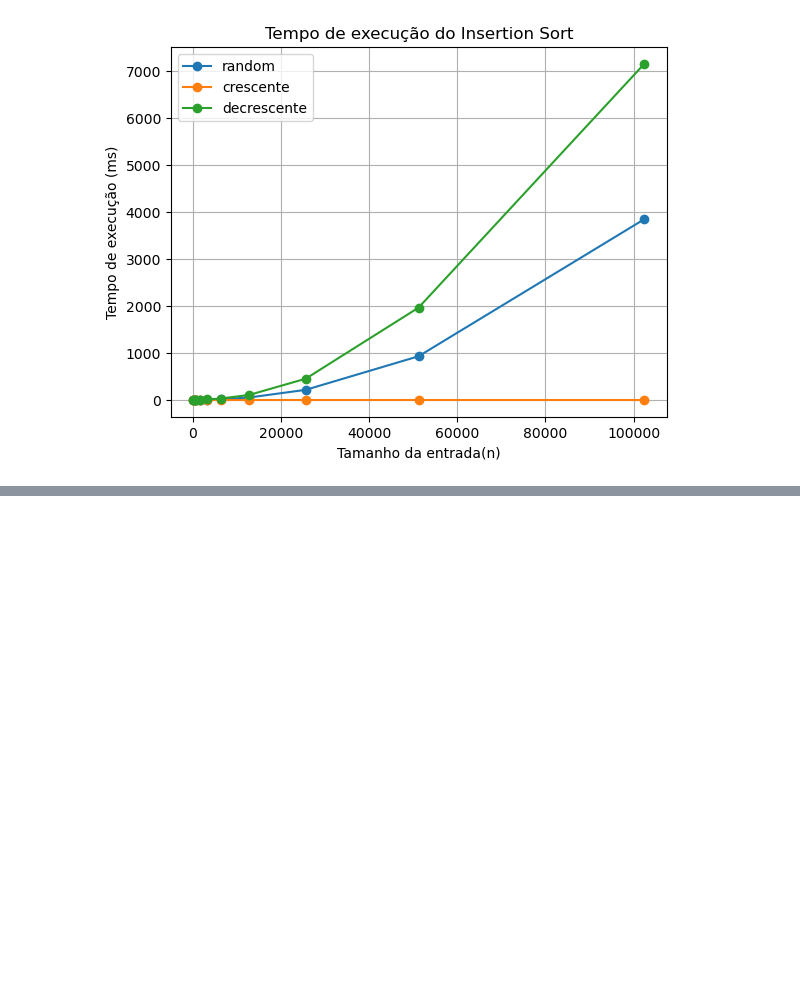
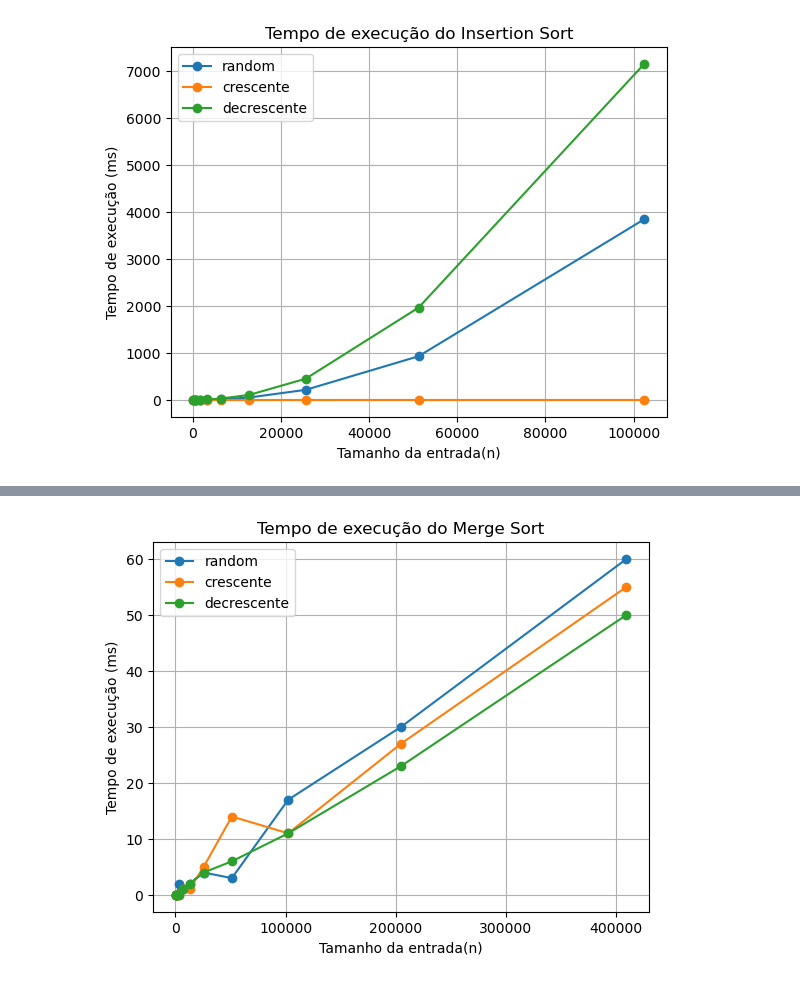
Before and after one commit to AnotherOne07/COMP0412_FRANCISCO_ALMIR, a Jupyter notebook: atividade.ipynb, the cells around one changed output, grey strips where cells are left out. Drawn from its saved outputs; the diff is of its cells as text; code cells hidden in the pictures; blank space fills up the shorter version.

Commit message:
add mergesort to notebook

```diff
--- a/atividade.ipynb
+++ b/atividade.ipynb
@@ -46,0 +49,3 @@ plt.show()
+# %%
+resultado_merge = subprocess.run(["ordenacao\mergesort\mergesort.exe"], capture_output=True, text=True)
+print(resultado_merge.stdout[:300])
@@ -46,0 +67,22 @@ plt.show()
+# %%
+linhas = resultado_merge.stdout.strip().split("\n")
+
+valores = []
+for linha in linhas:
+    tipo, n, tempo = linha.split()
+    valores.append((tipo, int(n), float(tempo)))
+
+df = pd.DataFrame(valores, columns=["tipo", "tamanho", "tempo_ms"])
+# %%
+for tipo in df["tipo"].unique():
+    subset = df[df["tipo"] == tipo]
+    plt.plot(subset["tamanho"], subset["tempo_ms"], marker="o", label=tipo)
+
+plt.xlabel("Tamanho da entrada(n)")
+plt.ylabel("Tempo de execução (ms)")
+plt.title("Tempo de execução do Merge Sort")
+plt.grid(True)
+plt.legend()
+plt.show()
+# %% [output]
+[figure, added]
```
Also changed, not shown: parts of 4 cells of this notebook, 4 other files.
